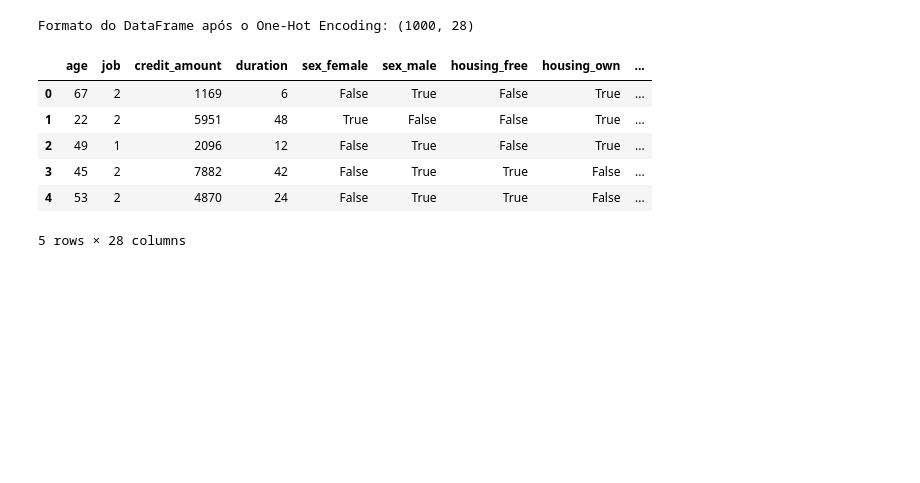
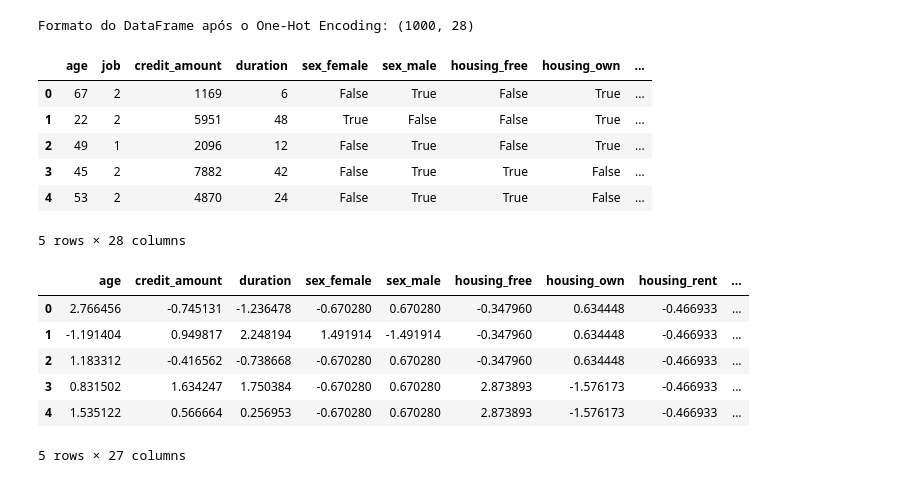
Before and after one commit to jessicawolfie/clusterizacao_clientes_credito, a Jupyter notebook: notebooks/1.0-eda.ipynb, the cells around one changed output. Drawn from its saved outputs; the diff is of its cells as text; code cells hidden in the pictures; blank space fills up the shorter version.

```diff
--- a/notebooks/1.0-eda.ipynb
+++ b/notebooks/1.0-eda.ipynb
@@ -157,8 +157,27 @@ Formato do DataFrame após o One-Hot Encoding: (1000, 28)
 # %%
 # 4.3 - Padronização de Escalas (Feature Scaling)
 
-from scikit-learn.preprocessing import StandardScaler
+from sklearn.preprocessing import StandardScaler
 
 # O standardScaler só funciona em dados numéricos. Vamos precisar remover a coluna 'job' original antes de aplicar a padronização.
 if 'job' in df_encoded.columns:
     df_to_scale = df_encoded.drop('job', axis=1)
+else:
+    df_to_scale = df_encoded
+
+# Criar uma instância do StandardScaler
+scaler = StandardScaler()
+
+# Treinar o scaler e transformar os dados
+scaled_features = scaler.fit_transform(df_to_scale)
+# Transformar de volta para DataFrame para melhor visualização
+df_scaled = pd.DataFrame(scaled_features, columns=df_to_scale.columns)
+df_scaled.head()
+# %% [output]
+|  | age | credit_amount | duration | sex_female | sex_male | housing_free | housing_own | housing_rent | ... |
+| 0 | 2.766456 | -0.745131 | -1.236478 | -0.670280 | 0.670280 | -0.347960 | 0.634448 | -0.466933 | ... |
+| 1 | -1.191404 | 0.949817 | 2.248194 | 1.491914 | -1.491914 | -0.347960 | 0.634448 | -0.466933 | ... |
+| 2 | 1.183312 | -0.416562 | -0.738668 | -0.670280 | 0.670280 | -0.347960 | 0.634448 | -0.466933 | ... |
+| 3 | 0.831502 | 1.634247 | 1.750384 | -0.670280 | 0.670280 | 2.873893 | -1.576173 | -0.466933 | ... |
+| 4 | 1.535122 | 0.566664 | 0.256953 | -0.670280 | 0.670280 | 2.873893 | -1.576173 | -0.466933 | ... |
+5 rows × 27 columns
```
